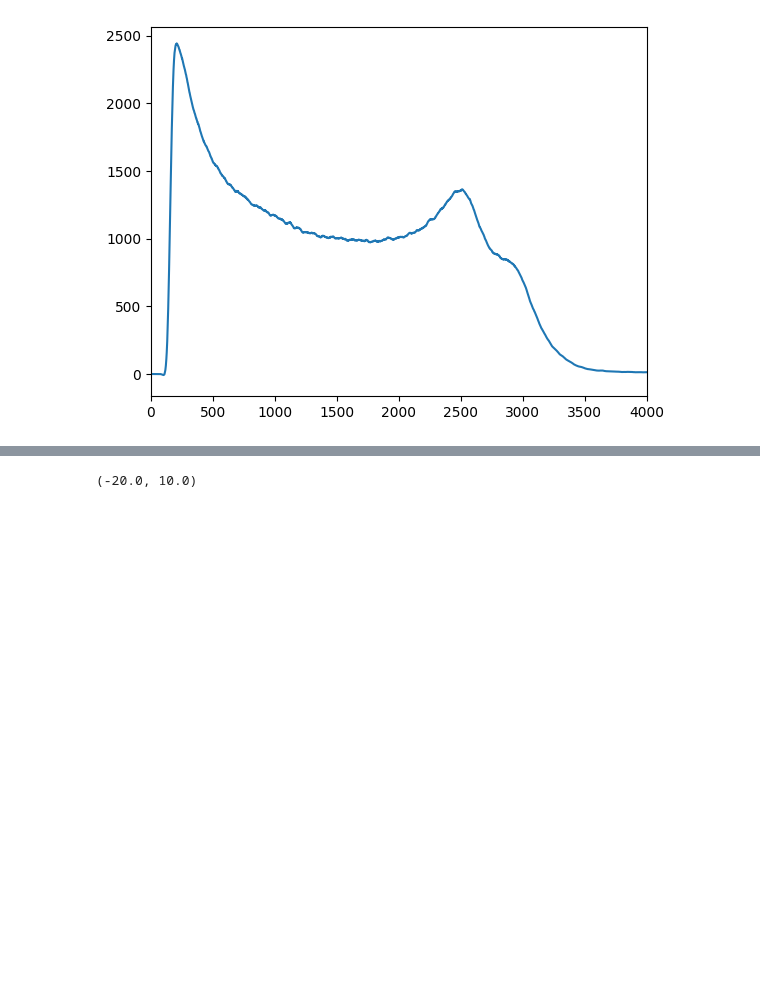
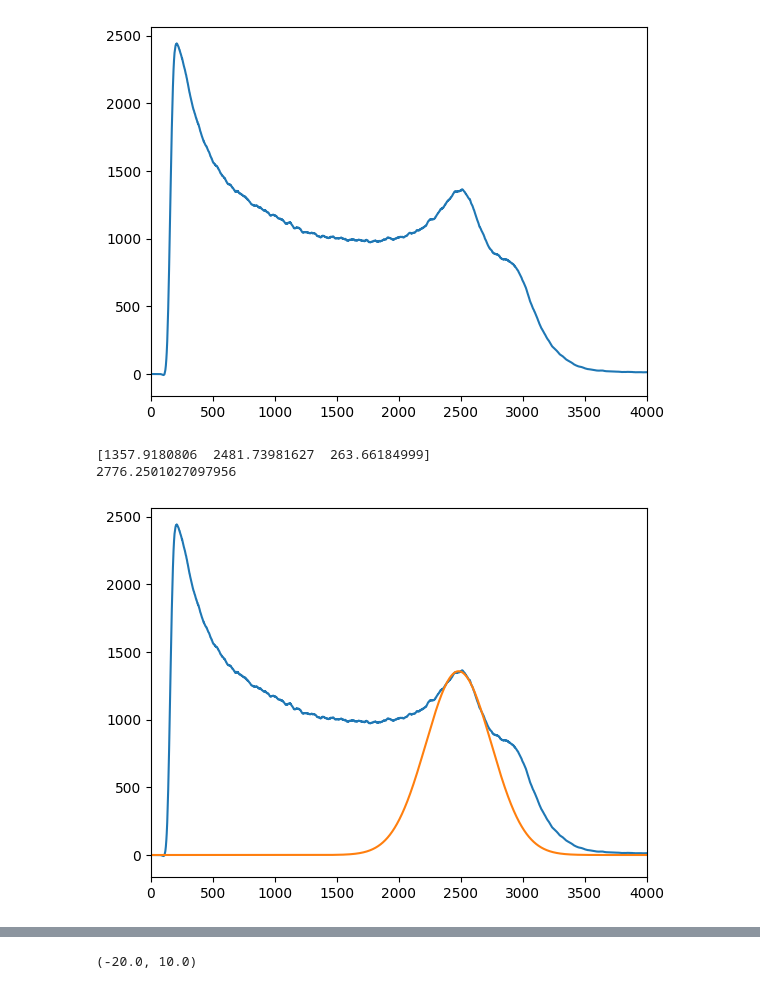
Before and after one commit to ShawnTHLIN/Neutron_research_code, a Jupyter notebook: Neutron_experiment/Calibration/Calibration_code.ipynb, the cells around one changed output, grey strips where cells are left out. Drawn from its saved outputs; the diff is of its cells as text; code cells hidden in the pictures; blank space fills up the shorter version.

```diff
--- a/Neutron_experiment/Calibration/Calibration_code.ipynb
+++ b/Neutron_experiment/Calibration/Calibration_code.ipynb
@@ -92,3 +93,15 @@ def compton_edge(gamma_E):
     return(E_edge)
 def LO_to_channel(LO,channel):
     return()
+# %%
+def gauss_wo_baseline(x,  A, x0, sigma):
+    return A * np.exp(-(x - x0) ** 2 / (2 * sigma ** 2))
+def gauss_fit_wo_baseline(x, y):
+    mean = sum(x * y) / sum(y)
+    sigma = np.sqrt(sum(y * (x - mean) ** 2) / sum(y))
+    try:
+        popt, pcov = curve_fit(gauss_wo_baseline, x, y, p0=[1, mean, sigma], maxfev=1000)
+        return popt
+    except RuntimeError:
+        print("Error - curve_fit failed")
+        return  [0,mean,sigma]
@@ -119,3 +140,15 @@ plt.xlim(0,4000)
 # %% [output]
 (0.0, 4000.0)
 [figure]
+# %%
+popt=gauss_fit_wo_baseline(x_axis[2450:2700],Ch0_smoothed[2450:2700])
+print(popt)
+plt.plot(x_axis,Ch0_smoothed)
+plt.xlim(0,4000)
+plt.plot(x_axis,gauss_wo_baseline(x_axis,popt[0],popt[1],popt[2]))
+compton_edge_1173 = popt[1]+1.117*popt[2]
+print(compton_edge_1173)
+# %% [output]
+[1357.9180806  2481.73981627  263.66184999]
+2776.2501027097956
+[figure, added]
```
Also changed, not shown: parts of 8 cells of this notebook, 10 other files.
